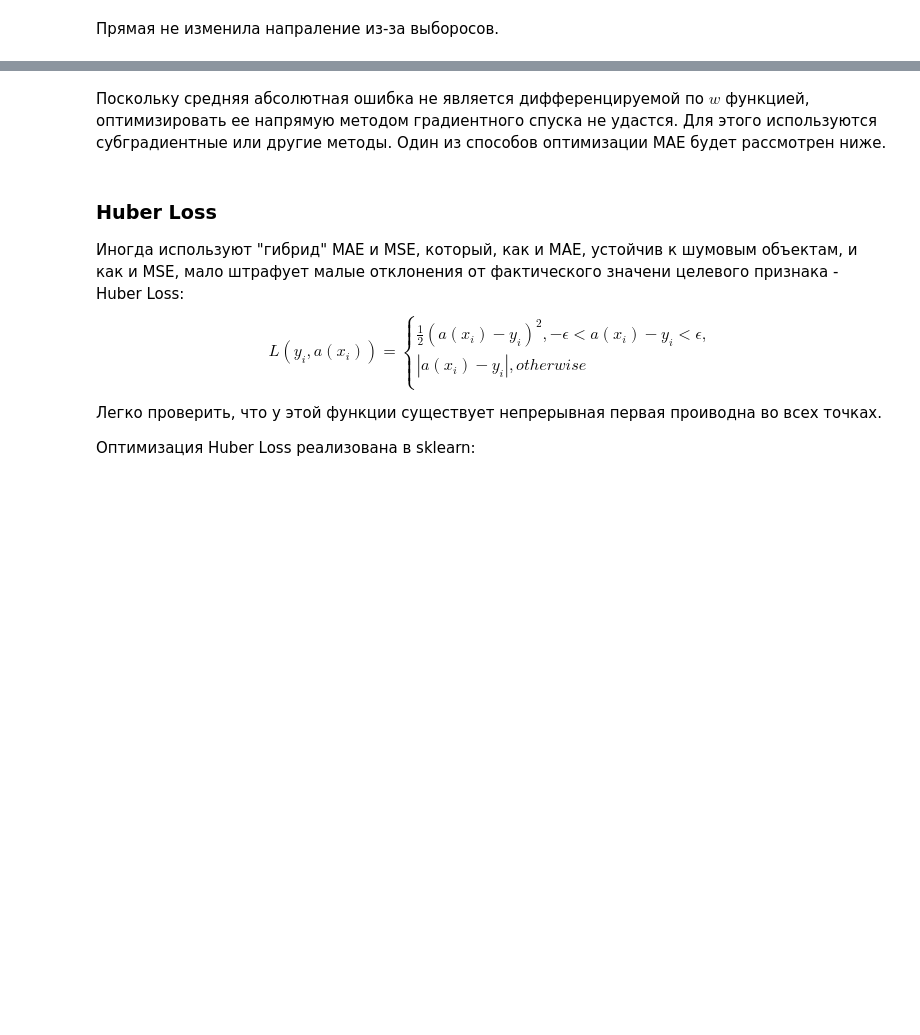
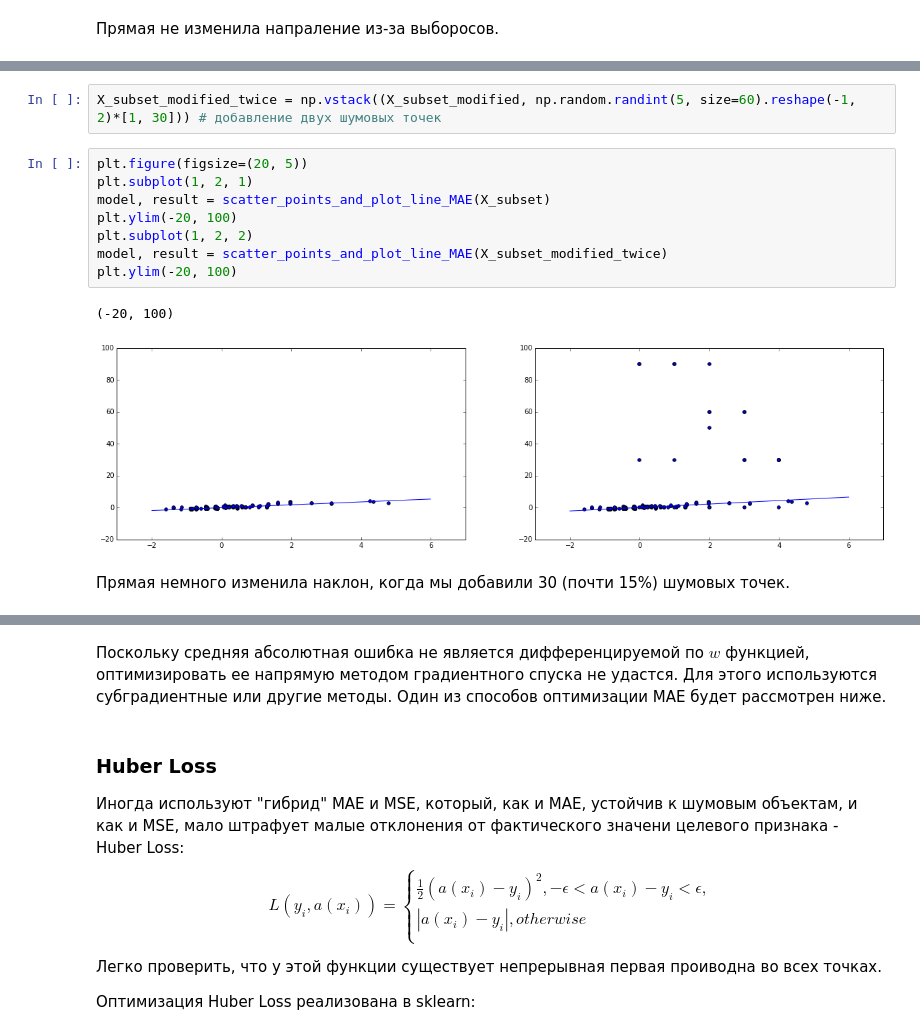
Before and after one commit to ScoobyVooDoo/HSE_FCS_seminars, a Jupyter notebook: materials/LinearRegressionSeminar.ipynb, the cells around one changed output, grey strips where cells are left out. Drawn from its saved outputs; the diff is of its cells as text; blank space fills up the shorter version.

```diff
--- a/materials/LinearRegressionSeminar.ipynb
+++ b/materials/LinearRegressionSeminar.ipynb
@@ -211,3 +219,18 @@ model, result = scatter_points_and_plot_line_MAE(X_subset_modified)
+# %%
+X_subset_modified_twice = np.vstack((X_subset_modified, np.random.randint(5, size=60).reshape(-1, 2)*[1, 30])) # добавление двух шумовых точек
+# %%
+plt.figure(figsize=(20, 5))
+plt.subplot(1, 2, 1)
+model, result = scatter_points_and_plot_line_MAE(X_subset)
+plt.ylim(-20, 100)
+plt.subplot(1, 2, 2)
+model, result = scatter_points_and_plot_line_MAE(X_subset_modified_twice)
+plt.ylim(-20, 100)
+# %% [output]
+(-20, 100)
+[figure, added]
+# %% [markdown]
+Прямая немного изменила наклон, когда мы добавили 30 (почти 15%) шумовых точек.
 # %% [markdown]
 Рассмотрим некоторые свойства MSE и MAE.
 
```
Also changed, not shown: parts of 17 cells of this notebook.
